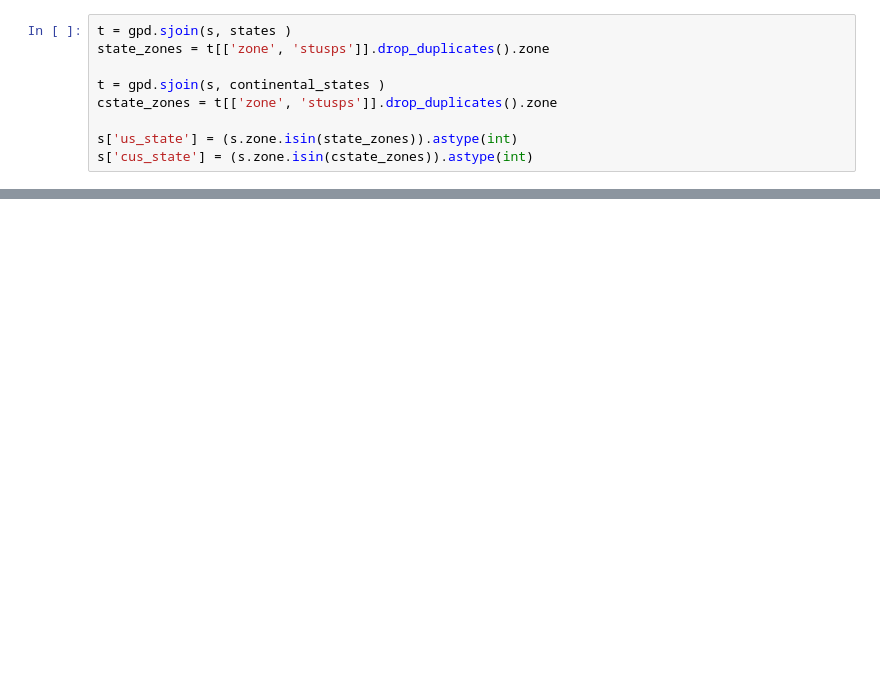
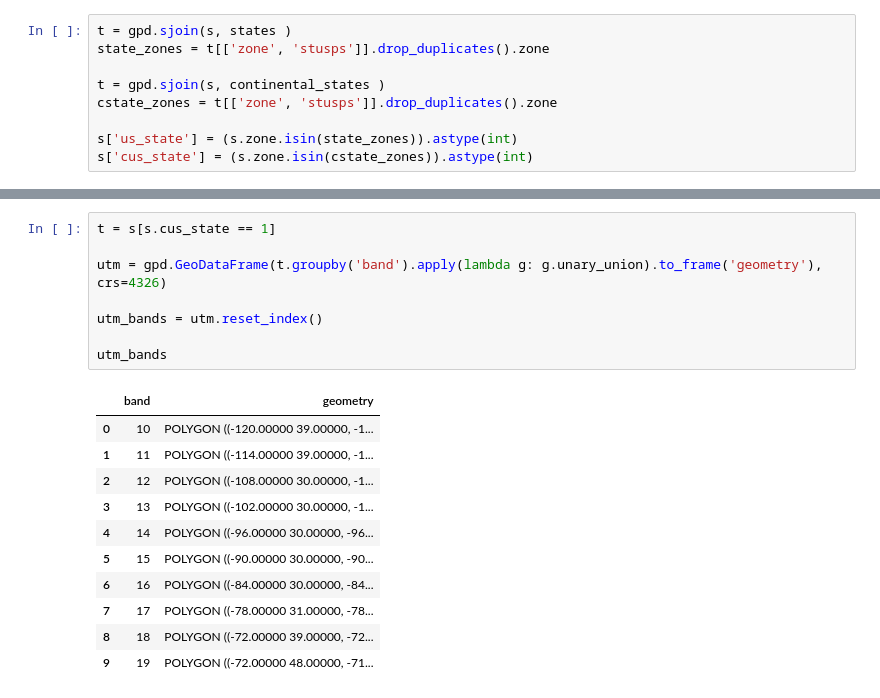
Before and after one commit to metatab-packages/civicknowledge.com-mgrs, a Jupyter notebook: notebooks/Extract.ipynb, the cells around one changed output, grey strips where cells are left out. Drawn from its saved outputs; the diff is of its cells as text; blank space fills up the shorter version.

```diff
--- a/notebooks/Extract.ipynb
+++ b/notebooks/Extract.ipynb
@@ -81,0 +111,20 @@ s.head()
+# %%
+t = s[s.cus_state == 1]
+
+utm = gpd.GeoDataFrame(t.groupby('band').apply(lambda g: g.unary_union).to_frame('geometry'), crs=4326)
+
+utm_bands = utm.reset_index()
+
+utm_bands
+# %% [output]
+|  | band | geometry |
+| 0 | 10 | POLYGON ((-120.00000 39.00000, -1... |
+| 1 | 11 | POLYGON ((-114.00000 39.00000, -1... |
+| 2 | 12 | POLYGON ((-108.00000 30.00000, -1... |
+| 3 | 13 | POLYGON ((-102.00000 30.00000, -1... |
+| 4 | 14 | POLYGON ((-96.00000 30.00000, -96... |
+| 5 | 15 | POLYGON ((-90.00000 30.00000, -90... |
+| 6 | 16 | POLYGON ((-84.00000 30.00000, -84... |
+| 7 | 17 | POLYGON ((-78.00000 31.00000, -78... |
+| 8 | 18 | POLYGON ((-72.00000 39.00000, -72... |
+| 9 | 19 | POLYGON ((-72.00000 48.00000, -71... |
```
Also changed, not shown: parts of 7 cells of this notebook, 1 other file.
